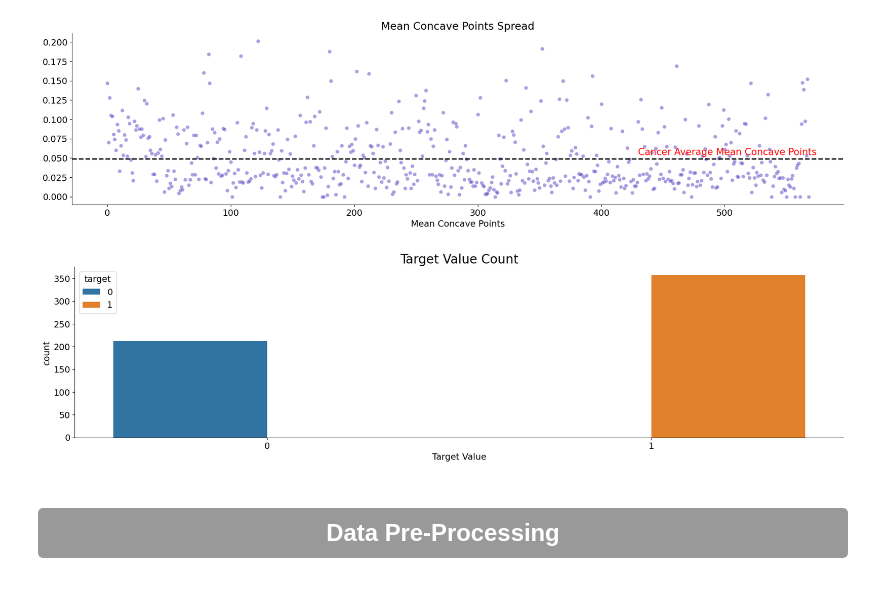
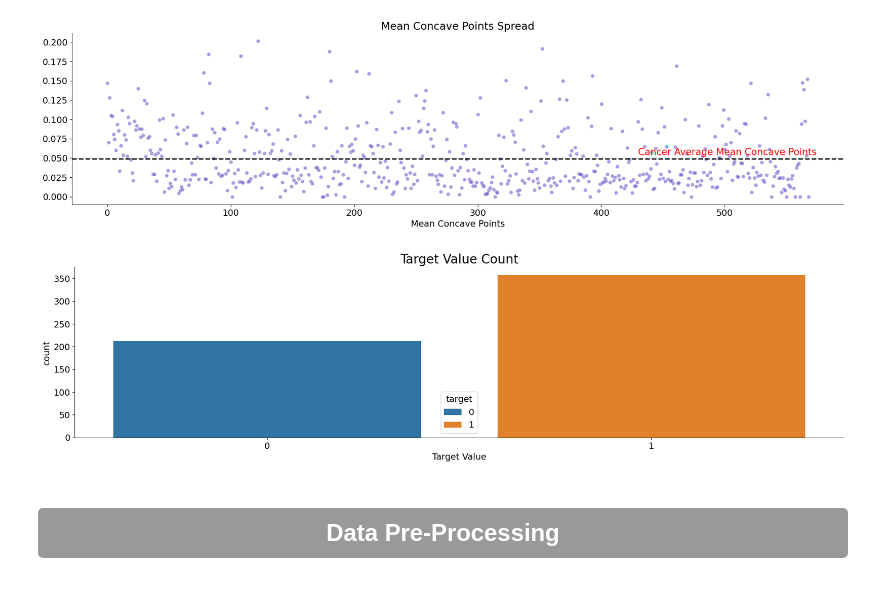
Before and after one commit to dakshbhatnagar/python_files, a Jupyter notebook: gradient-descent-from-scratch.ipynb, the cells around one changed output. Drawn from its saved outputs; the diff is of its cells as text; code cells hidden in the pictures.

```diff
--- a/gradient-descent-from-scratch.ipynb
+++ b/gradient-descent-from-scratch.ipynb
@@ -1159,14 +1160,14 @@ plt.show()
 # %% [output]
 [figure]
 # %%
-sns.countplot(cancerdf['target'], hue= cancerdf['target'])
+sns.countplot(cancerdf['target'], hue= cancerdf['target'],dodge=False)
 plt.gca().spines['top'].set_visible(False)
 plt.gca().spines['right'].set_visible(False)
 plt.title('Target Value Count', fontsize=20)
 plt.xlabel('Target Value')
 plt.show()
 # %% [output]
-[figure, old version]
+[figure, new version]
 # %% [markdown]
 <center>
 <div style="color:white;
```
Also changed, not shown: parts of 24 cells of this notebook.
